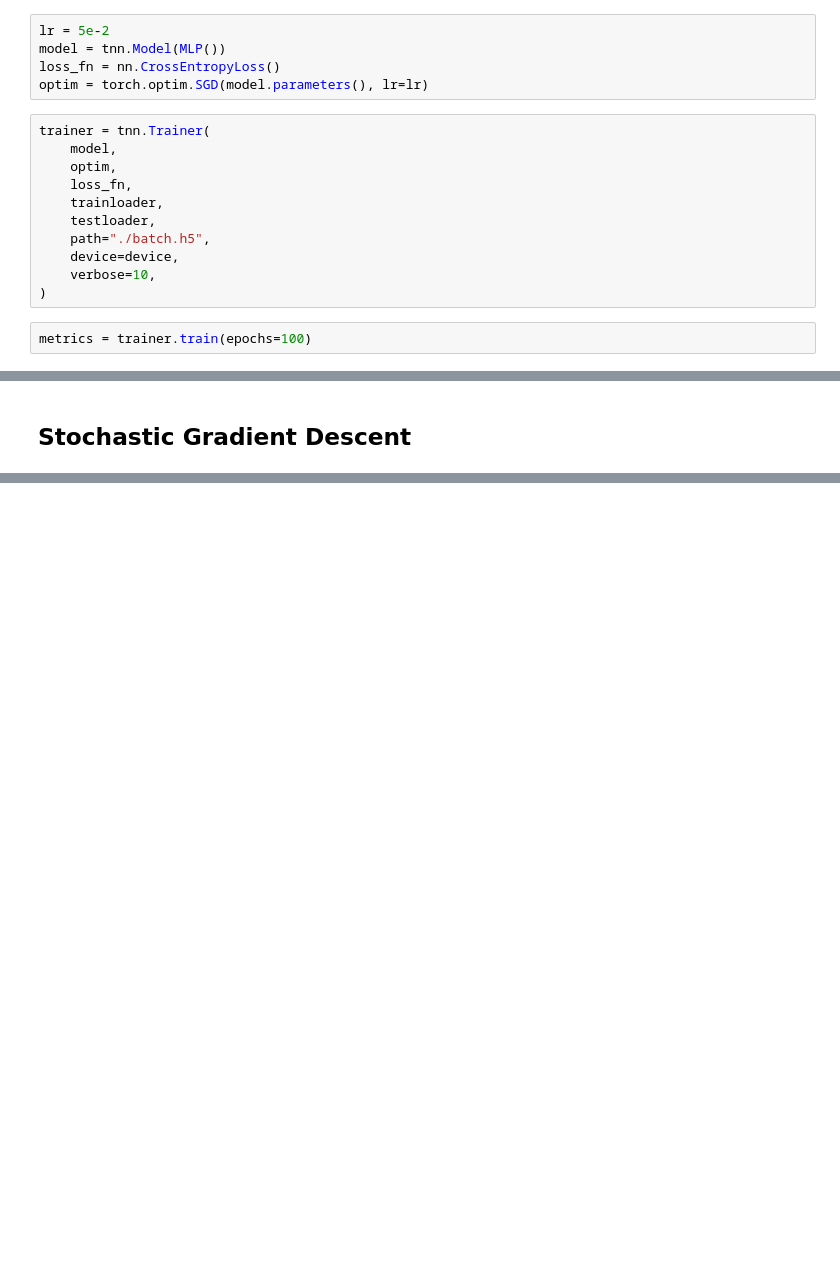
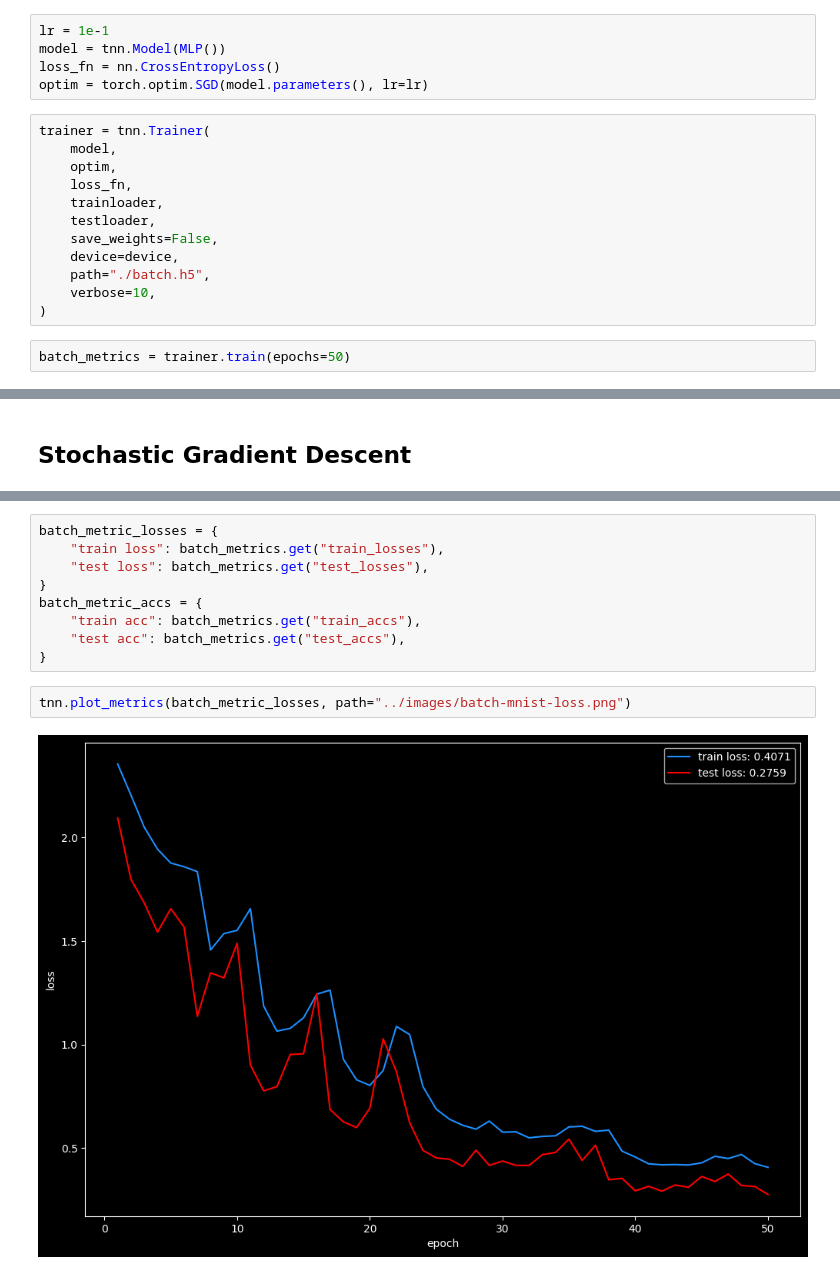
Before and after one commit to andrew-m-holmes/teaching-neural-networks, a Jupyter notebook: notebooks/mnist.ipynb, the cells around one changed output, grey strips where cells are left out. Drawn from its saved outputs; the diff is of its cells as text; blank space fills up the shorter version.

Commit message:
dry run with images working

```diff
--- a/notebooks/mnist.ipynb
+++ b/notebooks/mnist.ipynb
@@ -90,7 +87,7 @@ class MLP(nn.Module):
 # %% [markdown]
 ## Batch Gradient Descent
 # %%
-lr = 5e-2
+lr = 1e-1
 model = tnn.Model(MLP())
 loss_fn = nn.CrossEntropyLoss()
 optim = torch.optim.SGD(model.parameters(), lr=lr)
@@ -101,11 +98,12 @@ trainer = tnn.Trainer(
     loss_fn,
     trainloader,
     testloader,
+    save_weights=False,
+    device=device,
     path="./batch.h5",
-    device=device,
     verbose=10,
 )
 # %%
-metrics = trainer.train(epochs=100)
+batch_metrics = trainer.train(epochs=50)
 # %% [output]
 model using cuda
@@ -212,0 +202,13 @@ KeyboardInterrupt:
+# %%
+batch_metric_losses = {
+    "train loss": batch_metrics.get("train_losses"),
+    "test loss": batch_metrics.get("test_losses"),
+}
+batch_metric_accs = {
+    "train acc": batch_metrics.get("train_accs"),
+    "test acc": batch_metrics.get("test_accs"),
+}
+# %%
+tnn.plot_metrics(batch_metric_losses, path="../images/batch-mnist-loss.png")
+# %% [output]
+[figure, added]
```
Also changed, not shown: parts of 15 cells of this notebook, 9 other files.
